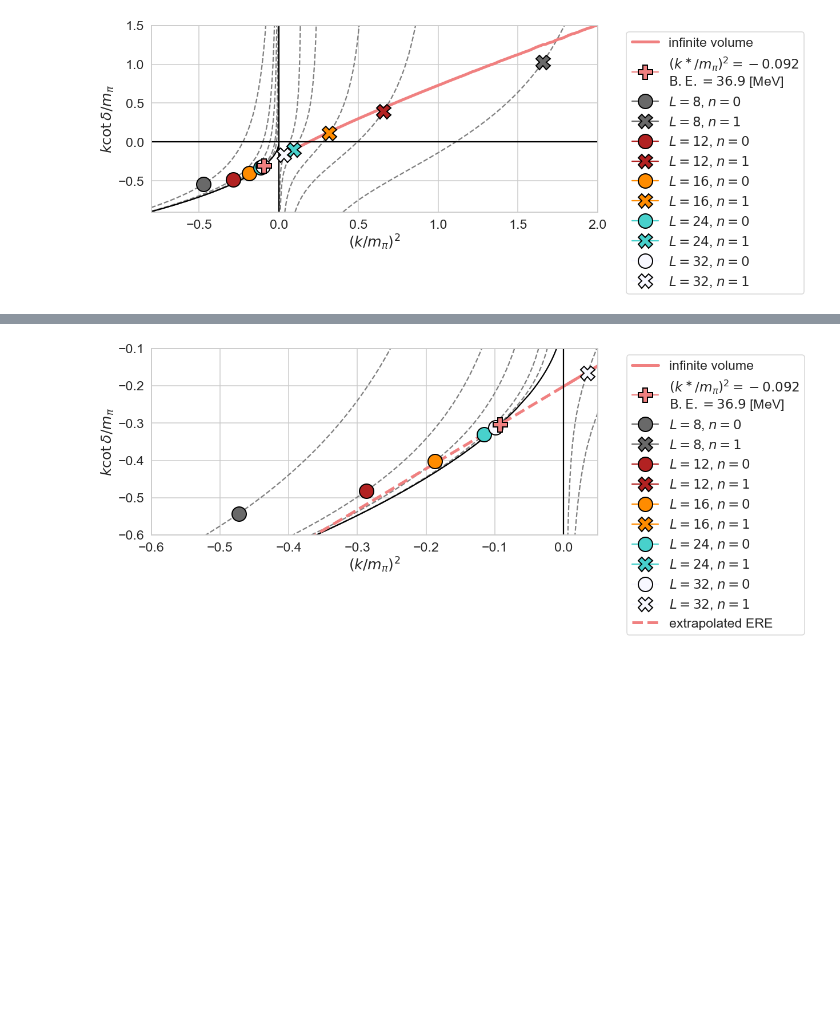
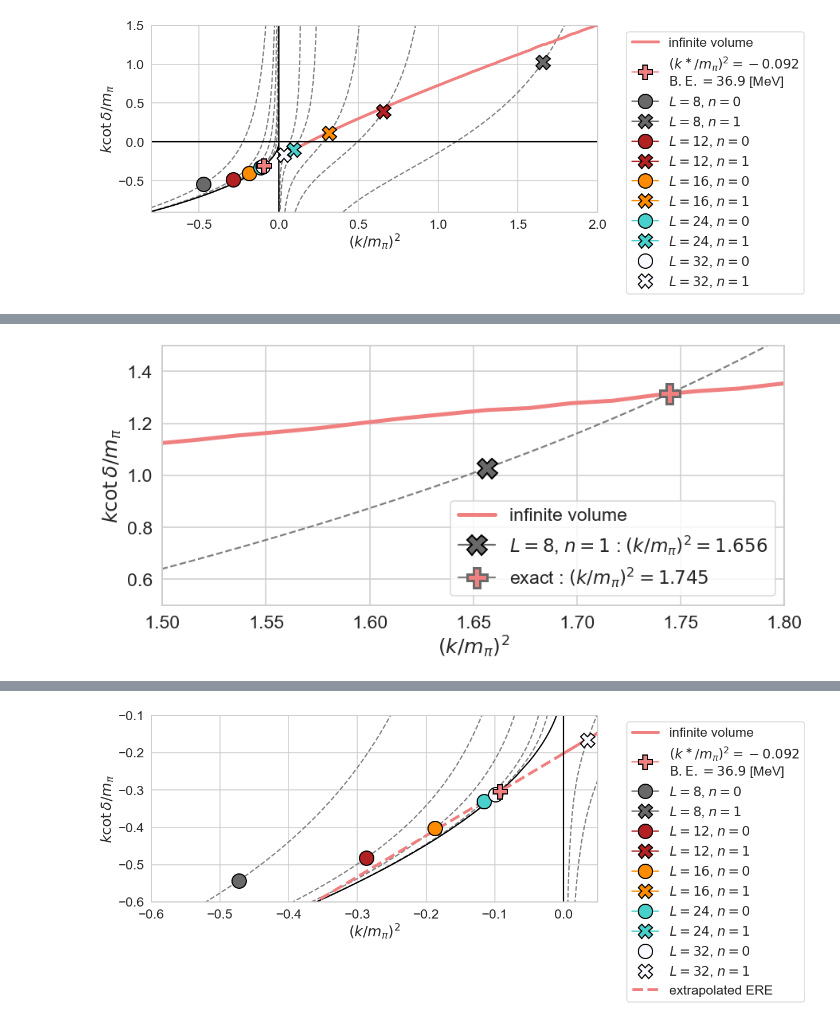
Before and after one commit to tkmiriya/weakly_bound_h, a Jupyter notebook: notebook/SU3_HAL_finite_volume_effect.ipynb, the cells around one changed output, grey strips where cells are left out. Cells and saved outputs as stored; diff of their text form; code cells hidden in the pictures; blank space fills up the shorter version.

```diff
--- a/notebook/SU3_HAL_finite_volume_effect.ipynb
+++ b/notebook/SU3_HAL_finite_volume_effect.ipynb
@@ -536,0 +557,7 @@ fig.savefig('../figs/hal_pot_finite_volume/su3_mpi837MeV_kcot_vs_k2_L_dep_L12_le
+# %%
+xlim = (1.5, 1.8)
+ylim = (0.5, 1.5)
+key = (8, 1)
+check_finite_volume_systematic_error(key, xlim, ylim)
+# %% [output]
+[figure, added]
```
Also changed, not shown: parts of 7 cells of this notebook, 7 other files.
